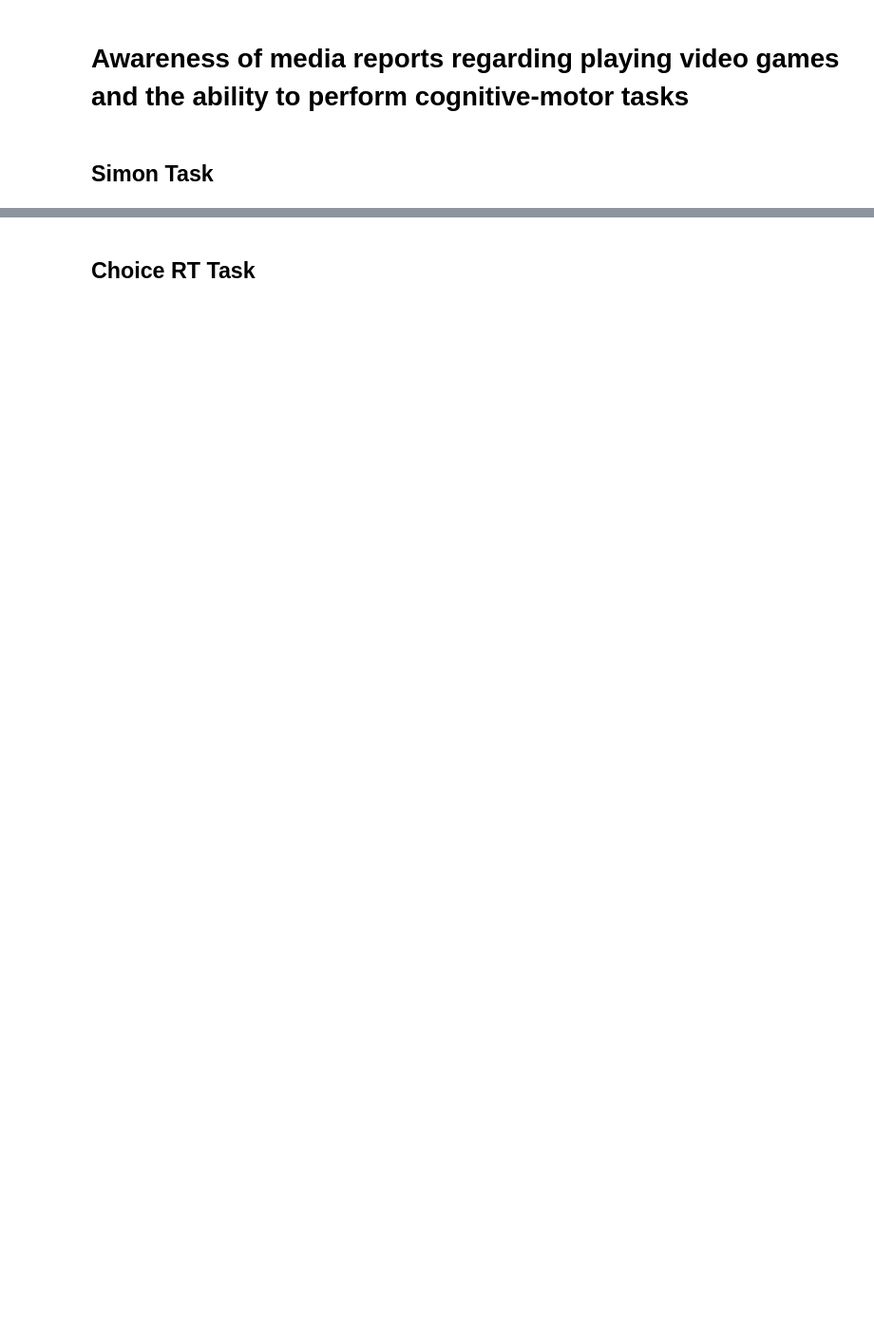
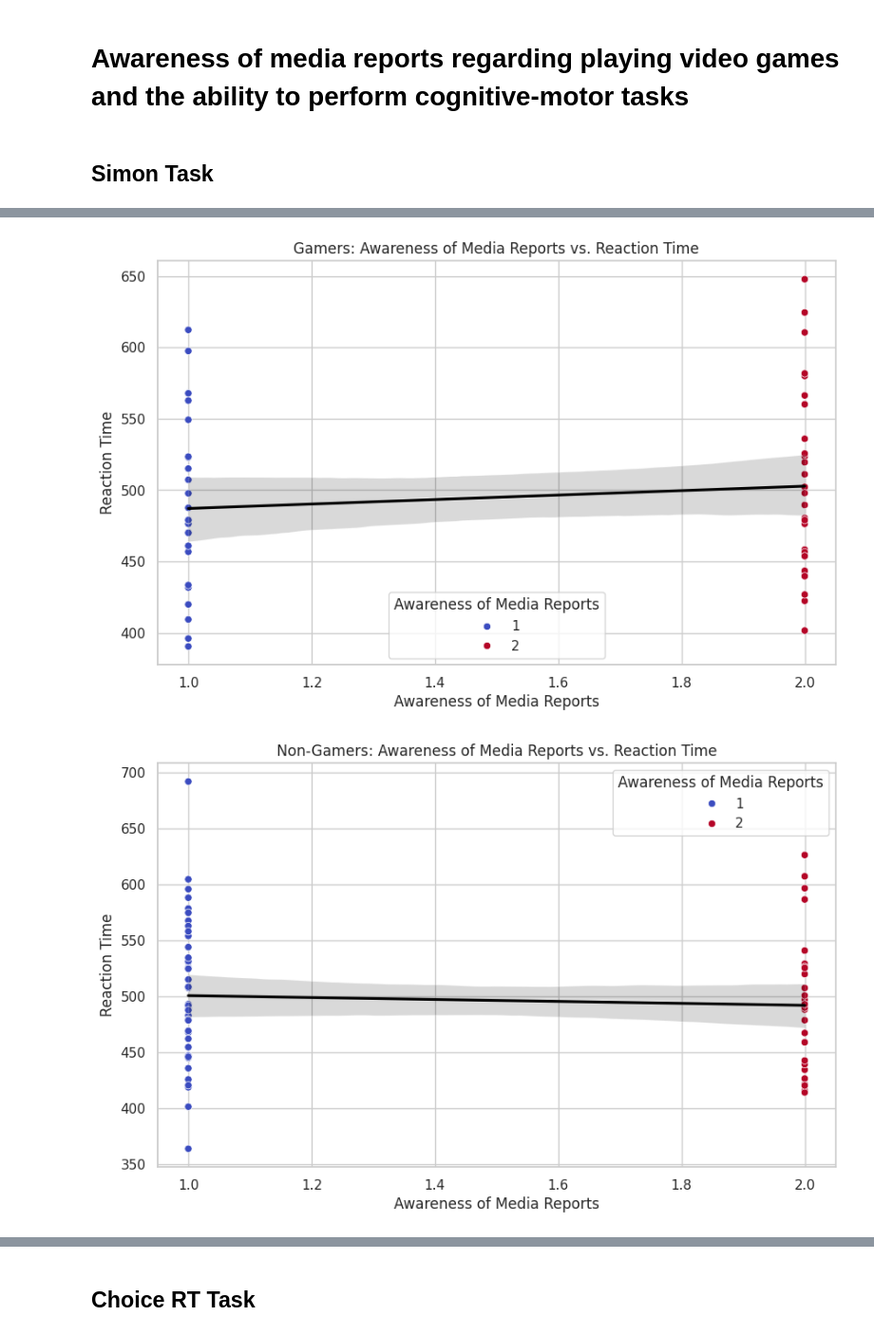
Before and after one commit to ROHIT32767/Reaction-time-and-working-memory-in-gamers-and-non-gamers, a Jupyter notebook: project.ipynb, the cells around one changed output, grey strips where cells are left out. Shown at 95% size. Cells and saved outputs as stored; diff of their text form; code cells hidden in the pictures; blank space fills up the shorter version.

```diff
--- a/project.ipynb
+++ b/project.ipynb
@@ -627 +671,25 @@ P-value: 0.556367649900152
 The correlation for non-gamers is not statistically significant.
+# %%
+plt.figure(figsize=(10, 6))
+sns.scatterplot(x=gamers_data, y=gamers_rt, hue=gamers_data, palette='coolwarm', legend='full')
+sns.regplot(x=gamers_data, y=gamers_rt, scatter=False, color='black')
+plt.title("Gamers: Awareness of Media Reports vs. Reaction Time")
+plt.xlabel("Awareness of Media Reports")
+plt.ylabel("Reaction Time")
+plt.legend(title="Awareness of Media Reports")
+plt.grid(True)
+plt.show()
+
+# Scatter plot for non-gamers
+plt.figure(figsize=(10, 6))
+sns.scatterplot(x=non_gamers_data, y=non_gamers_rt, hue=non_gamers_data, palette='coolwarm', legend='full')
+sns.regplot(x=non_gamers_data, y=non_gamers_rt, scatter=False, color='black')
+plt.title("Non-Gamers: Awareness of Media Reports vs. Reaction Time")
+plt.xlabel("Awareness of Media Reports")
+plt.ylabel("Reaction Time")
+plt.legend(title="Awareness of Media Reports")
+plt.grid(True)
+plt.show()
+# %% [output]
+[figure, added]
+[figure, added]
```
Also changed, not shown: parts of 28 cells of this notebook, 3 other files.
